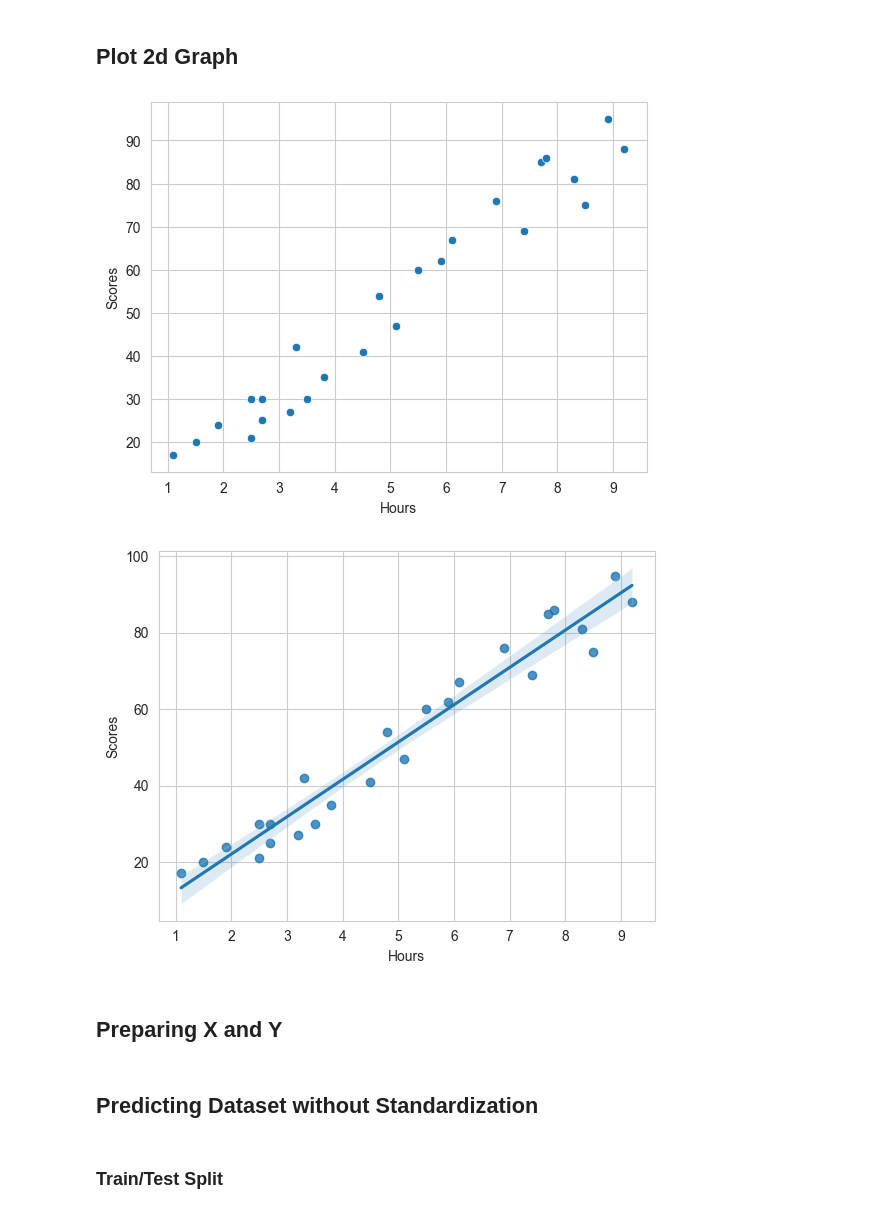
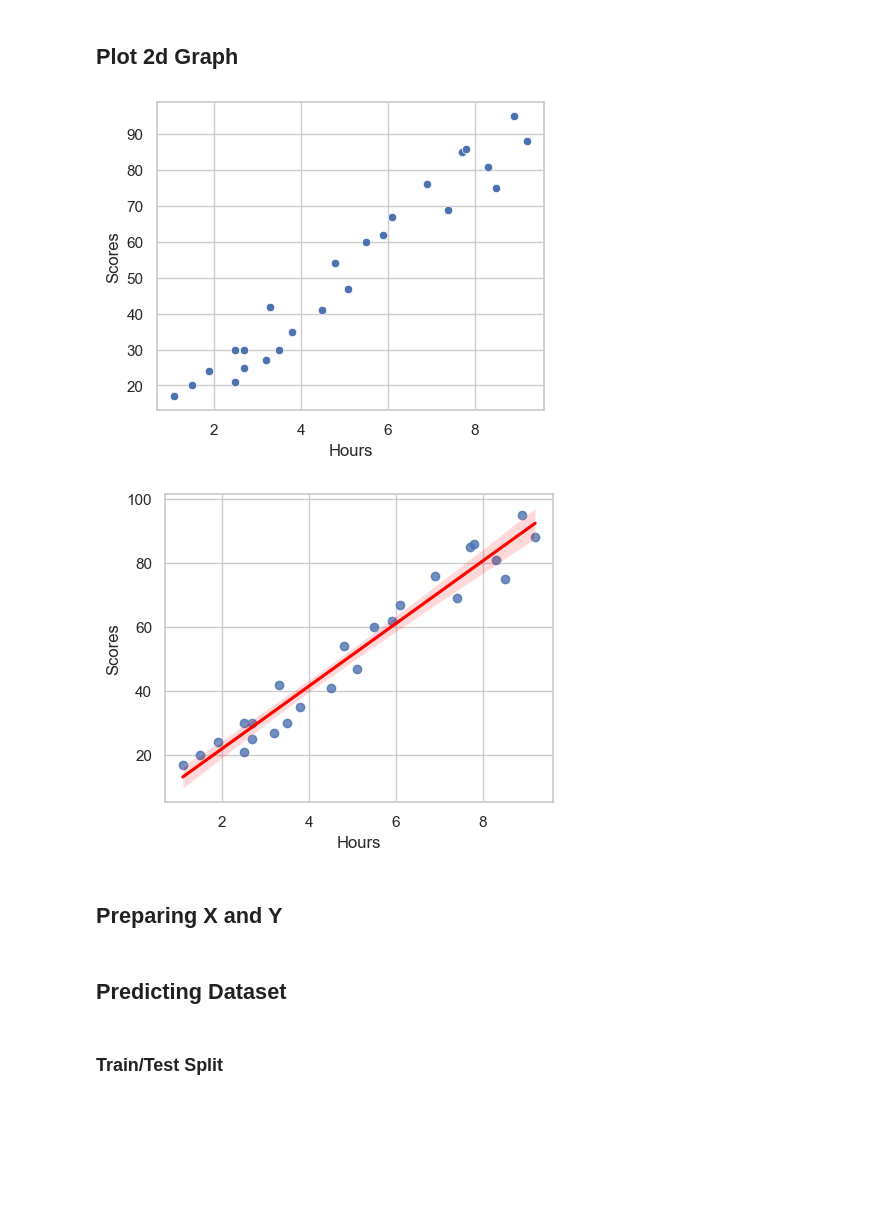
Before and after one commit to umar-anzar/spark-foundation-internship-datascience, a Jupyter notebook: Task1/PredictionUsingSupervisedML.ipynb, the cells around one changed output. Cells and saved outputs as stored; diff of their text form; code cells hidden in the pictures; blank space fills up the shorter version.

Commit message:
task1 complete without comments

```diff
--- a/Task1/PredictionUsingSupervisedML.ipynb
+++ b/Task1/PredictionUsingSupervisedML.ipynb
@@ -25,23 +25,25 @@ dataset.head(10)
 # %% [markdown]
 ## Plot 2d Graph
 # %%
+sns.set(rc={'figure.figsize':(5,4)})
 sns.set_style("whitegrid")
+
 sns.scatterplot(x='Hours',y='Scores',data=dataset)
 plt.show()
 # %% [output]
-[figure, old version]
+[figure, new version]
 # %%
-sns.regplot(x='Hours',y='Scores',data=dataset)
+sns.regplot(x='Hours',y='Scores',data=dataset, line_kws={"color": "red"})
 plt.show()
 # %% [output]
-[figure, old version]
+[figure, new version]
 # %% [markdown]
 ## Preparing X and Y
 # %%
 x = dataset.iloc[:,:1].values
 y = dataset.iloc[:,-1].values
 # %% [markdown]
-## Predicting Dataset without Standardization
+## Predicting Dataset
 # %% [markdown]
 ### Train/Test Split
 # %%
```
Also changed, not shown: parts of 10 cells of this notebook, 1 other file.
